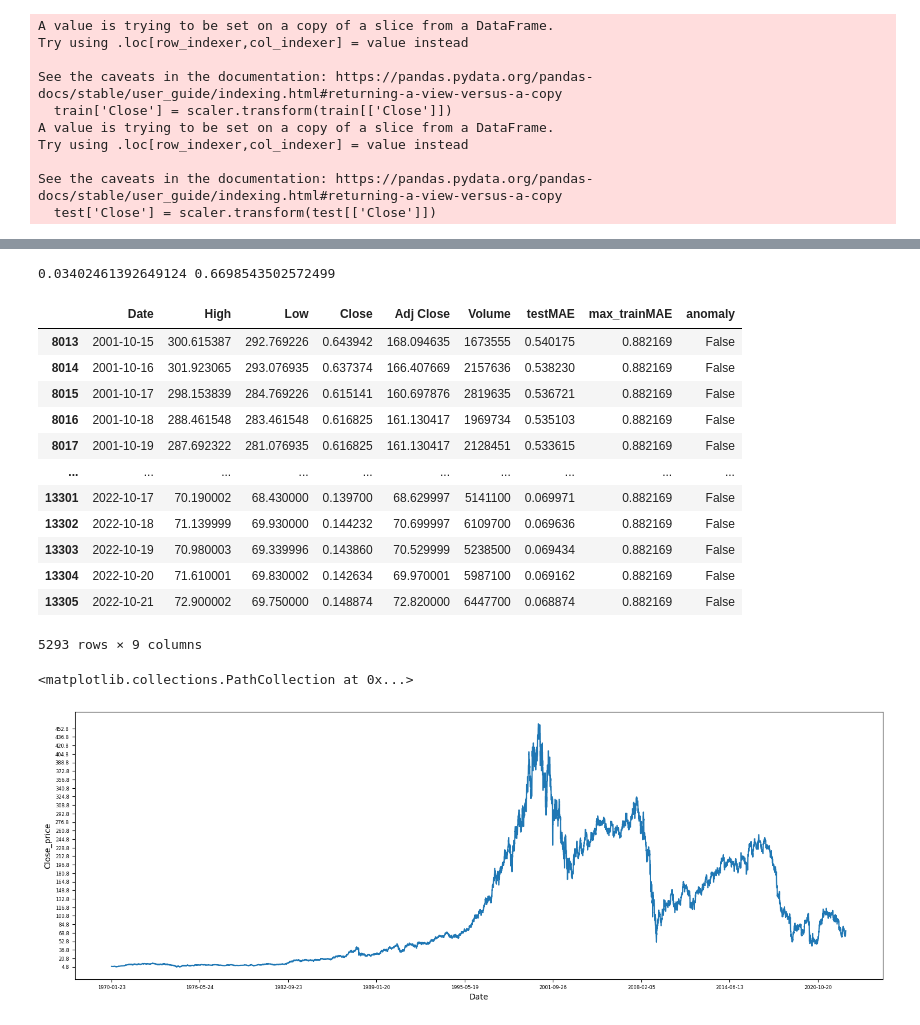
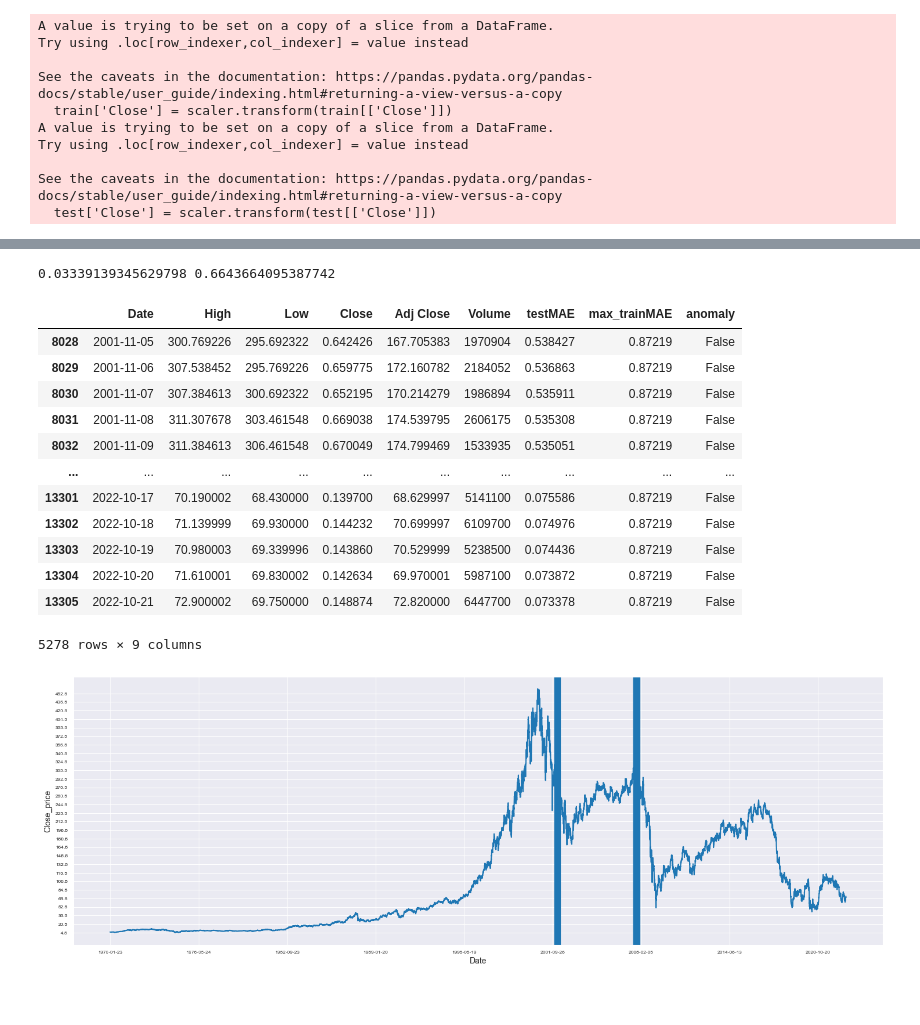
Before and after one commit to REDISKA3000/course_prj, a Jupyter notebook: 1st_detection_model.ipynb, the cells around one changed output, grey strips where cells are left out. Cells and saved outputs as stored; diff of their text form; code cells hidden in the pictures; blank space fills up the shorter version.

```diff
--- a/1st_detection_model.ipynb
+++ b/1st_detection_model.ipynb
@@ -70,7 +70,7 @@ Try using .loc[row_indexer,col_indexer] = value instead
 See the caveats in the documentation: https://pandas.pydata.org/pandas-docs/stable/user_guide/indexing.html#returning-a-view-versus-a-copy
   test['Close'] = scaler.transform(test[['Close']])
 # %%
-seq_size = 30
+seq_size = 45
 # %%
 def to_sequences(x, y, seq_size=1):
     x_values = []
@@ -120,5 +120,5 @@ Non-trainable params: 0
 _________________________________________________________________
 # %%
 
-history = model.fit(trainX, trainY, epochs=10, batch_size=32, validation_split=0.1, verbose=1)
+history = model.fit(trainX, trainY, epochs=15, batch_size=32, validation_split=0.1, verbose=1)
 # %% [output]
@@ -235,37 +196,39 @@ for i in range(0,len(trainMAE)) : l.append(trainMAE[i][0])
 stat = scipy.stats.describe(l)
 print(stat.variance, stat.mean+ (stat.variance)**(0.5)*3)
 # %% [output]
-0.03402461392649124 0.6698543502572499
+0.03339139345629798 0.6643664095387742
 # %%
 
 anomaly_df['max_trainMAE'] = trainMAE.max()
-anomaly_df['anomaly'] = anomaly_df['testMAE'] > stat.mean + ((stat.variance)**0.5)*3
+anomaly_df['anomaly'] = anomaly_df['testMAE'] > 0.55
 anomaly_df['Close'] = test[seq_size:]['Close']
 # %%
 anomaly_df
 # %% [output]
 |  | Date | High | Low | Close | Adj Close | Volume | testMAE | max_trainMAE | anomaly |
-| 8013 | 2001-10-15 | 300.615387 | 292.769226 | 0.643942 | 168.094635 | 1673555 | 0.540175 | 0.882169 | False |
-| 8014 | 2001-10-16 | 301.923065 | 293.076935 | 0.637374 | 166.407669 | 2157636 | 0.538230 | 0.882169 | False |
-| 8015 | 2001-10-17 | 298.153839 | 284.769226 | 0.615141 | 160.697876 | 2819635 | 0.536721 | 0.882169 | False |
-| 8016 | 2001-10-18 | 288.461548 | 283.461548 | 0.616825 | 161.130417 | 1969734 | 0.535103 | 0.882169 | False |
-| 8017 | 2001-10-19 | 287.692322 | 281.076935 | 0.616825 | 161.130417 | 2128451 | 0.533615 | 0.882169 | False |
+| 8028 | 2001-11-05 | 300.769226 | 295.692322 | 0.642426 | 167.705383 | 1970904 | 0.538427 | 0.87219 | False |
+| 8029 | 2001-11-06 | 307.538452 | 295.769226 | 0.659775 | 172.160782 | 2184052 | 0.536863 | 0.87219 | False |
+| 8030 | 2001-11-07 | 307.384613 | 300.692322 | 0.652195 | 170.214279 | 1986894 | 0.535911 | 0.87219 | False |
+| 8031 | 2001-11-08 | 311.307678 | 303.461548 | 0.669038 | 174.539795 | 2606175 | 0.535308 | 0.87219 | False |
+| 8032 | 2001-11-09 | 311.384613 | 306.461548 | 0.670049 | 174.799469 | 1533935 | 0.535051 | 0.87219 | False |
 | ... | ... | ... | ... | ... | ... | ... | ... | ... | ... |
-| 13301 | 2022-10-17 | 70.190002 | 68.430000 | 0.139700 | 68.629997 | 5141100 | 0.069971 | 0.882169 | False |
-| 13302 | 2022-10-18 | 71.139999 | 69.930000 | 0.144232 | 70.699997 | 6109700 | 0.069636 | 0.882169 | False |
-| 13303 | 2022-10-19 | 70.980003 | 69.339996 | 0.143860 | 70.529999 | 5238500 | 0.069434 | 0.882169 | False |
-| 13304 | 2022-10-20 | 71.610001 | 69.830002 | 0.142634 | 69.970001 | 5987100 | 0.069162 | 0.882169 | False |
-| 13305 | 2022-10-21 | 72.900002 | 69.750000 | 0.148874 | 72.820000 | 6447700 | 0.068874 | 0.882169 | False |
+| 13301 | 2022-10-17 | 70.190002 | 68.430000 | 0.139700 | 68.629997 | 5141100 | 0.075586 | 0.87219 | False |
+| 13302 | 2022-10-18 | 71.139999 | 69.930000 | 0.144232 | 70.699997 | 6109700 | 0.074976 | 0.87219 | False |
+| 13303 | 2022-10-19 | 70.980003 | 69.339996 | 0.143860 | 70.529999 | 5238500 | 0.074436 | 0.87219 | False |
+| 13304 | 2022-10-20 | 71.610001 | 69.830002 | 0.142634 | 69.970001 | 5987100 | 0.073872 | 0.87219 | False |
+| 13305 | 2022-10-21 | 72.900002 | 69.750000 | 0.148874 | 72.820000 | 6447700 | 0.073378 | 0.87219 | False |
-5293 rows × 9 columns
+5278 rows × 9 columns
 # %%
 anomalies = anomaly_df.loc[anomaly_df['anomaly'] == True]
 # %%
 plt.figure(figsize= (18,6))
 plt.plot(data['Date'], data['Close'])
 plt.xlabel('Date')
 plt.ylabel('Close_price')
 plt.yticks(np.arange(data['Close'].min(), data['Close'].max(), 16),size = 6)
 plt.xticks([ i for i in range(0,data.count()[0],1600) ], size = 6)
+
+for i in (list(anomaly_df['Date'][anomaly_df['anomaly'] == True].values)):
+    plt.axvline(x = i)
 # %% [output]
-<matplotlib.collections.PathCollection at 0x...>
-[figure, old version]
+[figure, new version]
```
Also changed, not shown: parts of 14 cells of this notebook, 2 other files.
